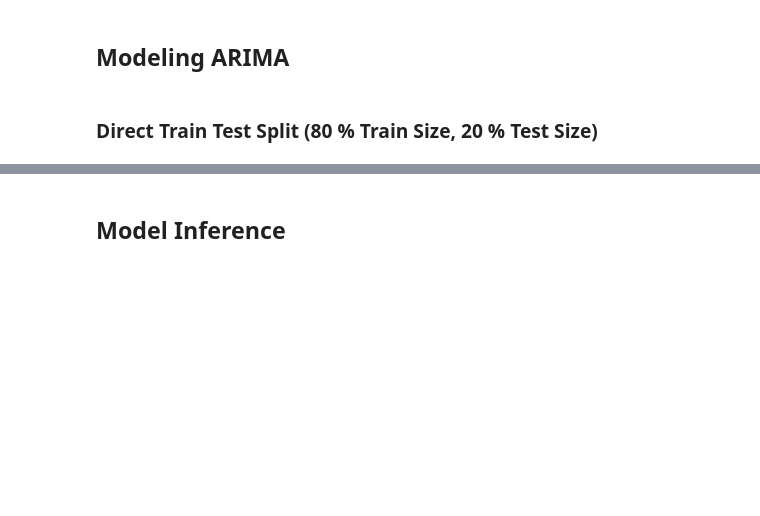
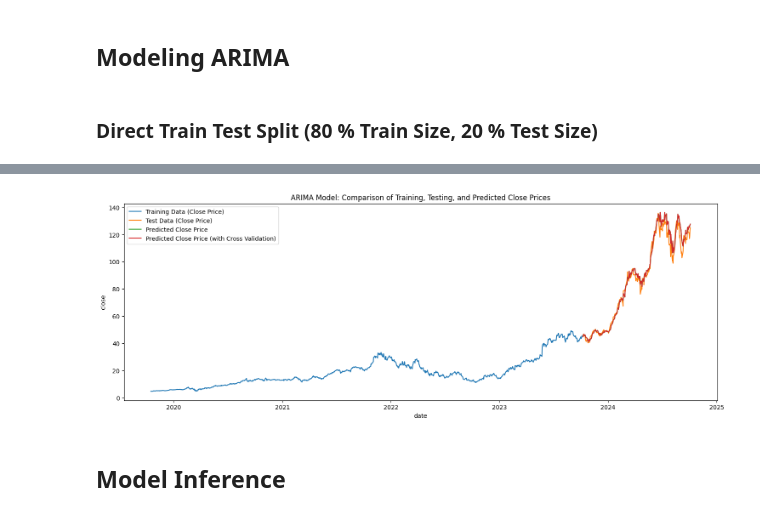
Before and after one commit to fadhilrezam/Time_Series_Forecasting_Stock_Market, a Jupyter notebook: notebooks/main.ipynb, the cells around one changed output, grey strips where cells are left out. Saved outputs shown, nothing was run; the diff lists cells and outputs as text; code cells hidden in the pictures; blank space fills up the shorter version.

```diff
--- a/notebooks/main.ipynb
+++ b/notebooks/main.ipynb
@@ -378,0 +374,22 @@ best_model.save(file_path)
+# %%
+test_size = int(len(df)*0.2)
+n_splits = (len(df) - test_size) // test_size
+tscv = TimeSeriesSplit(n_splits= n_splits, test_size = test_size)
+X = df.drop(['close', 'close_log', 'close_log_diff'], axis = 1)
+y = df[['close_log_diff']]
+
+for train_index, test_index in tscv.split(X):
+    print(f'First Training Index {train_index.min()} -> Last Training Index {train_index.max()}')
+    print(f'First Test Index {test_index.min()} -> Last Test Index {test_index.max()}')
+    X_train, X_test = X.iloc[train_index], X.iloc[test_index]
+    y_train, y_test = y.iloc[train_index], y.iloc[test_index]
+    model_arima_cv = ARIMA(y_train, order = (1,0,1), exog = X_train).fit()
+    y_pred_arima_cv = model_arima_cv.get_forecast(steps = len(y_test), exog = X_test).predicted_mean.values
+    rmse_arima_cv = root_mean_squared_error(y_test, y_pred_arima_cv)
+    print(f'RMSE ARIMA CV Score: {rmse_arima_cv}')
+
+    df_pred_arima_cv = pd.DataFrame({
+        'close_pred': y_pred_arima_cv,
+        'close_pred_original': np.exp(y_pred_arima_cv.cumsum()+df['close_log'].loc[X_train.index][-1])}, index = y_test.index)
+
+    df_pred_arima_cv
@@ -379,3 +409,14 @@ best_model.save(file_path)
+# %%
+plt.figure(figsize = (18,6))
+plt.title('ARIMA Model: Comparison of Training, Testing, and Predicted Close Prices')
+sns.lineplot(x = df_train.index, y = df_train['close'], label = 'Training Data (Close Price)')
+sns.lineplot(x = df_test.index, y = df_test['close'], label = 'Test Data (Close Price)')
+sns.lineplot(x = df_pred_arima.index, y = df_pred_arima['close_pred_original'], label = 'Predicted Close Price')
+sns.lineplot(x = df_pred_arima_cv.index, y = df_pred_arima_cv['close_pred_original'], label = 'Predicted Close Price (with Cross Validation)')
+plt.legend()
+plt.show()
+# %% [output]
+[figure, added]
 # %% [markdown]
 ## Model Inference
 # %%
```
Also changed, not shown: parts of 13 cells of this notebook.
